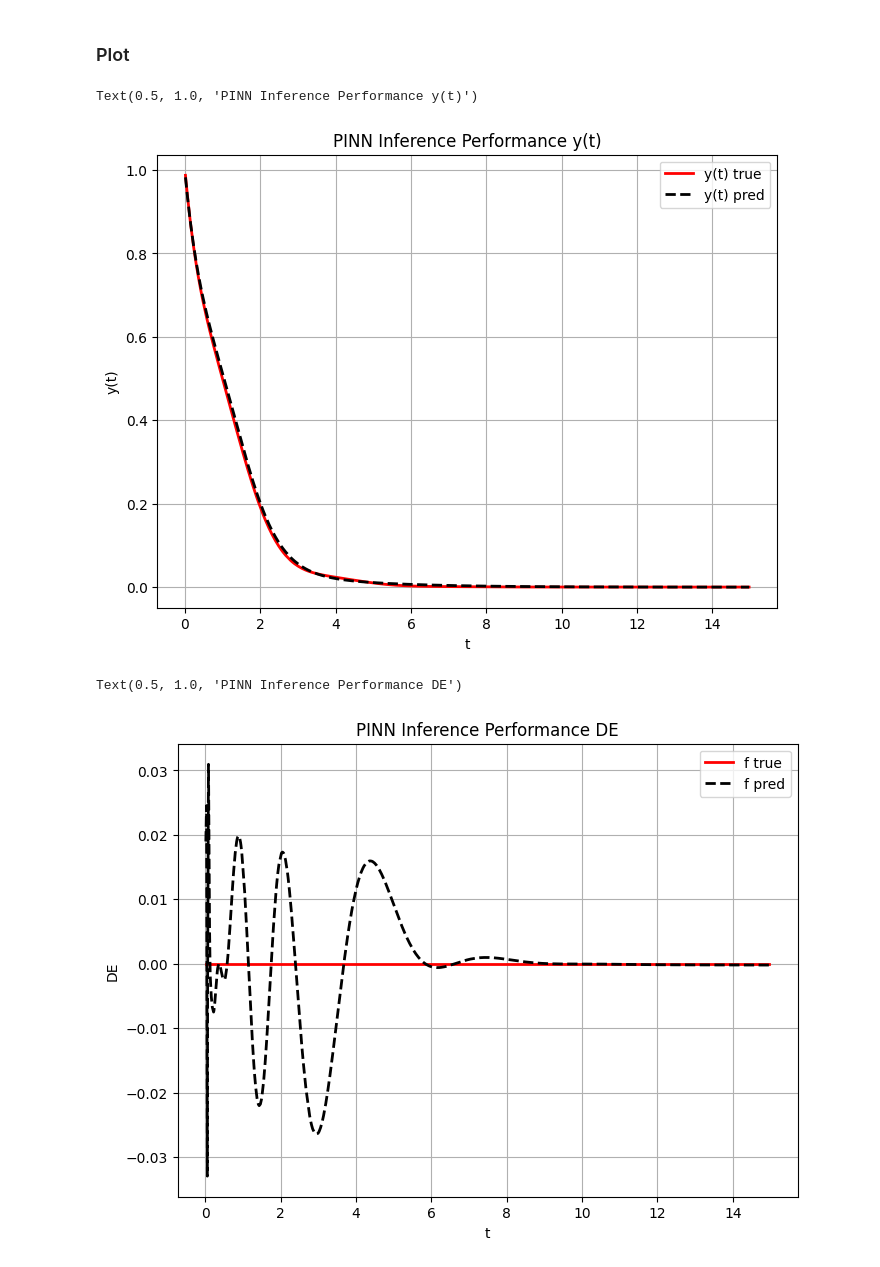
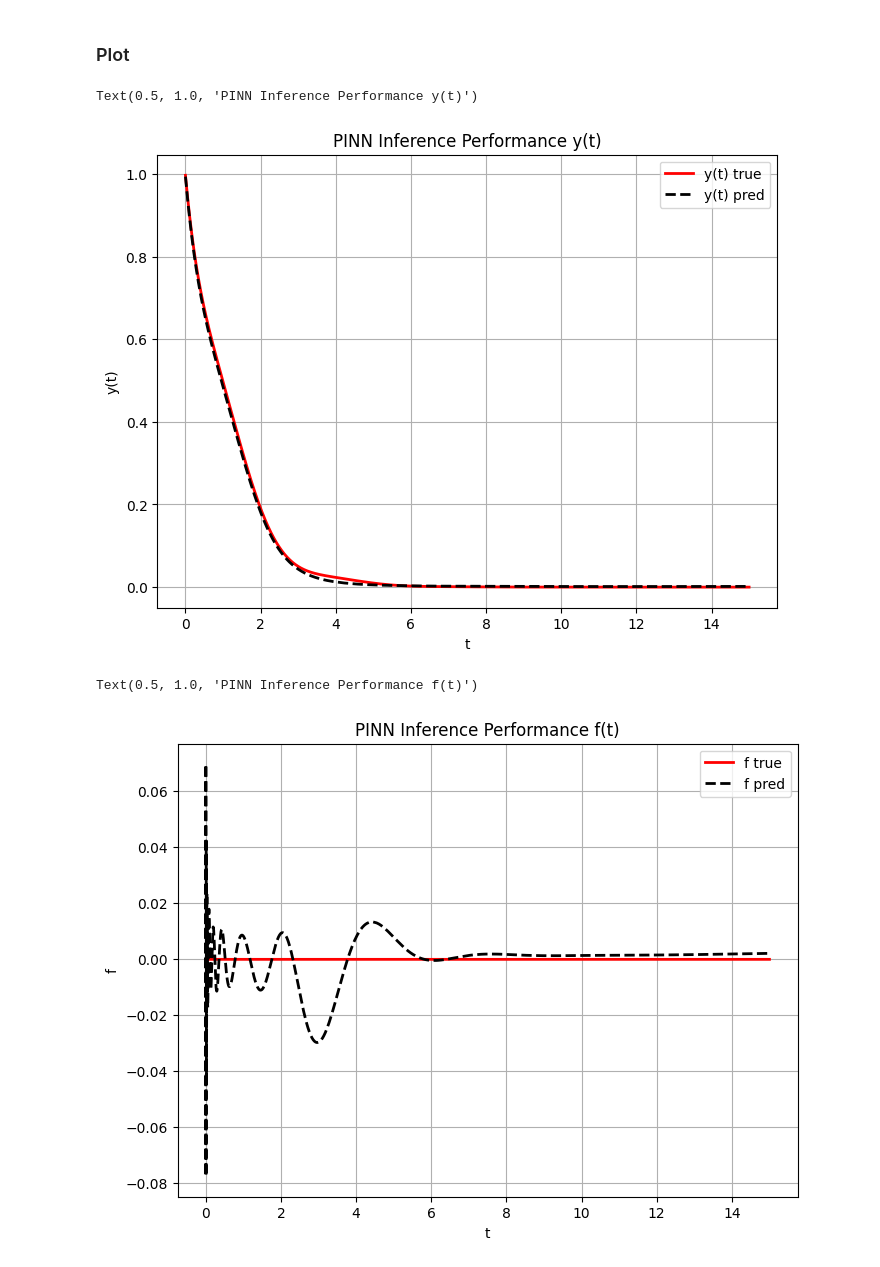
Before and after one commit to CS-433/ml-project-2-hapinness, a Jupyter notebook: Cauchy_1D_Inference_D.ipynb, the cells around one changed output. Drawn from its saved outputs; the diff is of its cells as text; code cells hidden in the pictures.

```diff
--- a/Cauchy_1D_Inference_D.ipynb
+++ b/Cauchy_1D_Inference_D.ipynb
@@ -38,7 +38,7 @@ random.seed(1)
 upper_bound = 15
 lower_bound = 0
 
-N_f = 1000
+N_f = 10000
 t_f = [random.uniform(lower_bound,upper_bound) for _ in range(N_f)] # a list
 t_f = np.array([t_f]).T  #an array
 
@@ -115,22 +115,22 @@ class PINN():
 
         self.net = Net().to(self.device)
 
-        self.optimizer = optim.Adam(self.net.parameters())
+        #self.optimizer = optim.Adam(self.net.parameters())
 
         self.max_iter = max_iter
 
-        '''
+
         self.optimizer = torch.optim.LBFGS(
             self.net.parameters(),
             lr=1.0,
             max_iter=50000,
             max_eval=50000,
-            history_size=100,  #very important
-            tolerance_grad=1e-7, #1e-8
+            history_size=50,  #very important
+            tolerance_grad=1e-5, #1e-8
             tolerance_change=1.0 * np.finfo(float).eps,
             line_search_fn="strong_wolfe"
         )
-        '''
+
 
         self.iter = 1
 
@@ -196,7 +196,7 @@ class PINN():
 # %% [markdown]
 ### Training
 # %%
-max_iter = 10000
+max_iter = 1
 model = PINN(t_u, y_u, y_t_u, t_f, max_iter)
 model.train()
 # %% [output]
@@ -262,4 +255,4 @@ plt.ylabel("y(t)")
 plt.title("PINN Inference Performance y(t)")
 # %% [output]
 Text(0.5, 1.0, 'PINN Inference Performance y(t)')
-[figure, old version]
+[figure, new version]
@@ -272,12 +265,12 @@ together1 = together1[together1[:, 0].argsort()]
 # %%
 plt.figure(figsize=(8, 6), dpi=100)
 plt.plot(together[:,0],together[:,1], color="red", linewidth=2, label='f true')
 plt.plot(together1[:,0],together1[:,1], color="black",linestyle='--', linewidth=2, label='f pred')
 plt.legend()
 plt.grid()
 plt.xlabel("t")
-plt.ylabel("DE")
-plt.title("PINN Inference Performance DE")
+plt.ylabel("f")
+plt.title("PINN Inference Performance f(t)")
 # %% [output]
-Text(0.5, 1.0, 'PINN Inference Performance DE')
+Text(0.5, 1.0, 'PINN Inference Performance f(t)')
-[figure, old version]
+[figure, new version]
```
Also changed, not shown: parts of 10 cells of this notebook.
